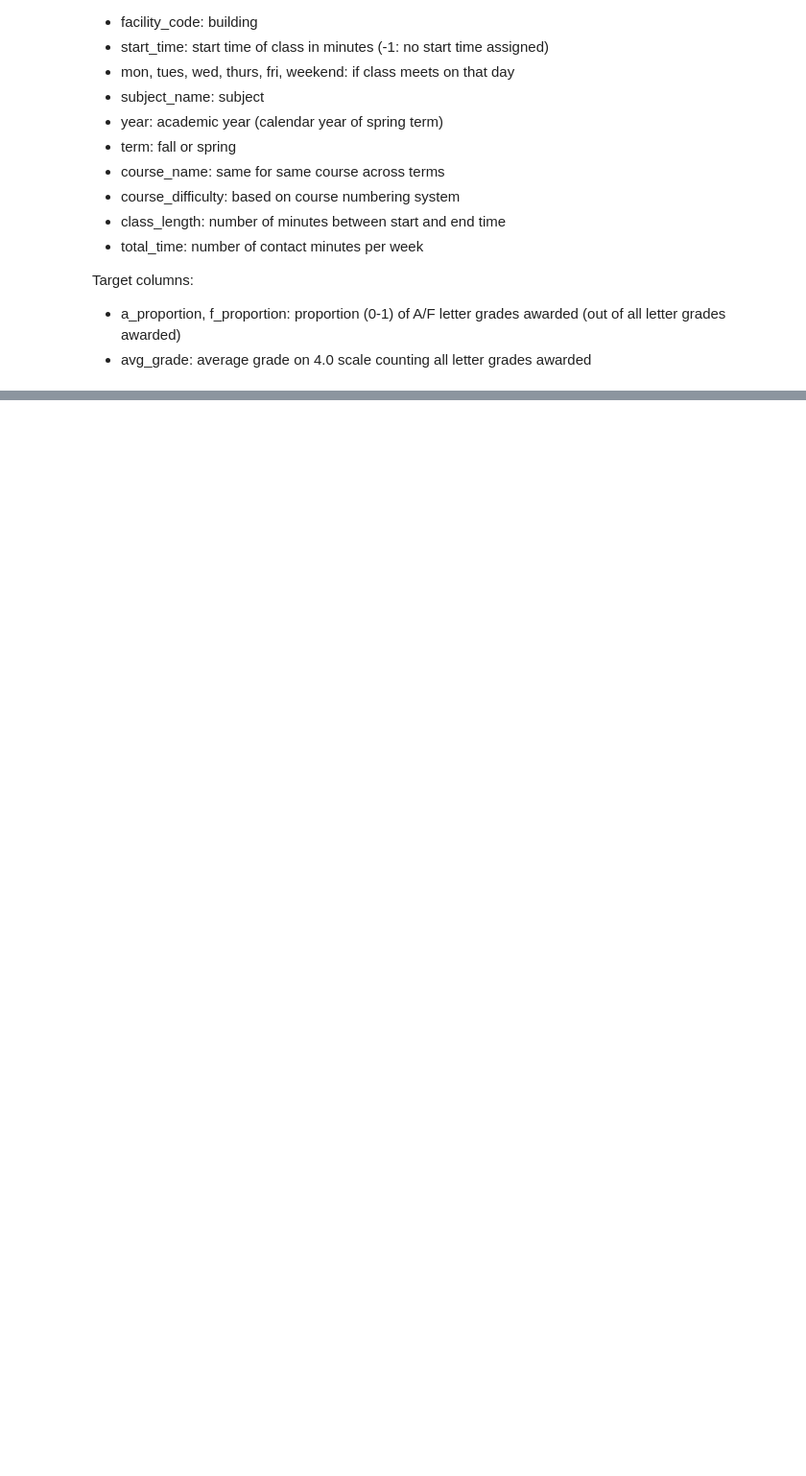
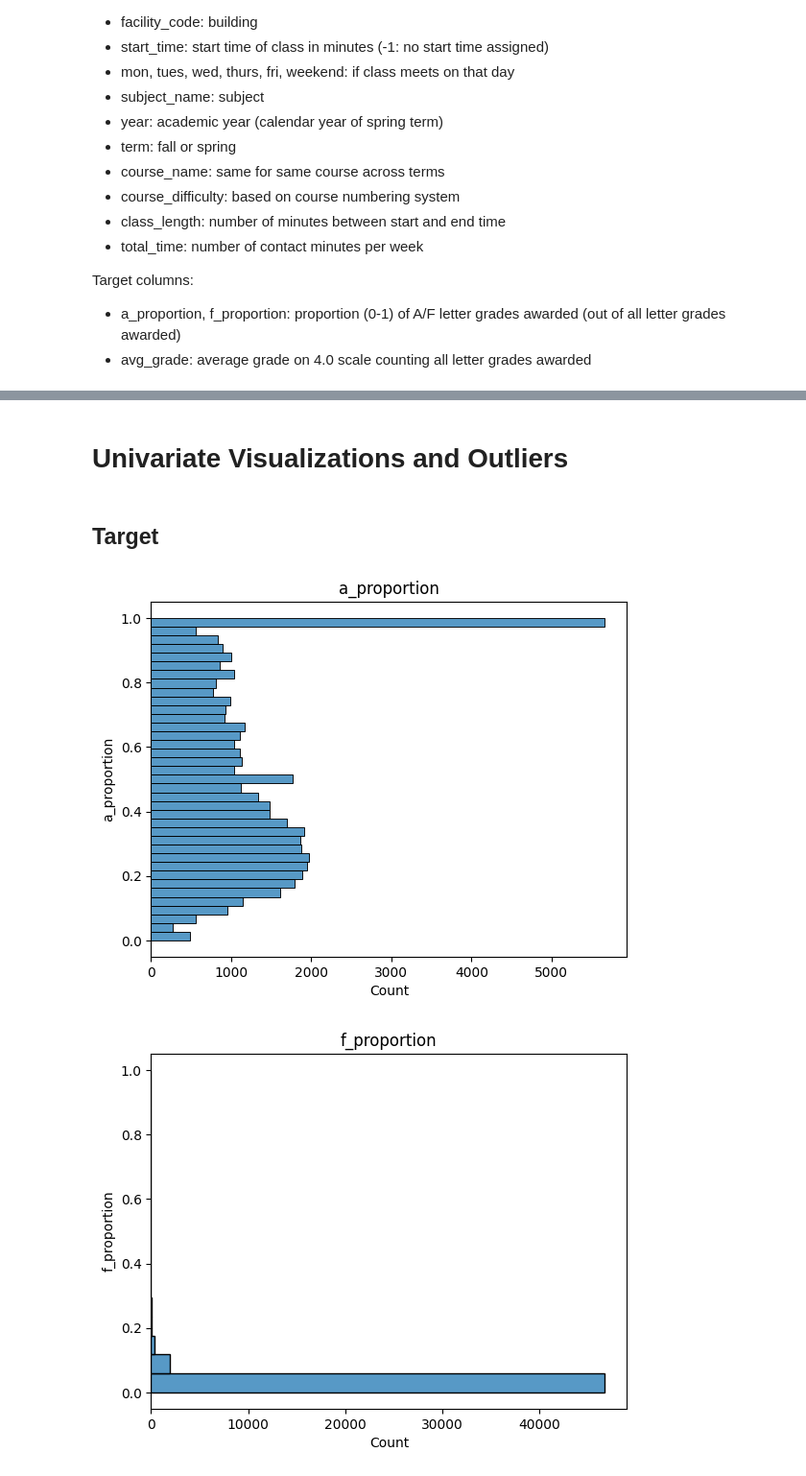
Before and after one commit to kellianneyang/predictive-academic-analytics, a Jupyter notebook: data_cleaning.ipynb, the cells around one changed output, grey strips where cells are left out. Shown: that part at 96% size. Saved outputs shown, nothing was run; the diff lists cells and outputs as text; code cells hidden in the pictures; blank space fills up the shorter version.

```diff
--- a/data_cleaning.ipynb
+++ b/data_cleaning.ipynb
@@ -542,4 +592,7 @@ df[['total_time', 'class_length']]
 64186 rows × 2 columns
+# %%
+# check
+df['total_time'] = df['total_time'].astype(int)
 # %% [markdown]
 Check value_counts for days of the week
 # %%
@@ -570,11 +627,11 @@ Combine classes that meet on weekends into one category to increase number of co
 
 for i in range(len(df)):
   if df.at[i, 'sat'] == True:
-    df.at[i, 'weekend'] = True
+    df.at[i, 'weekend'] = 'True'
   elif df.at[i, 'sun'] == True:
-    df.at[i, 'weekend'] = True
+    df.at[i, 'weekend'] = 'True'
   else:
-    df.at[i, 'weekend'] = False
+    df.at[i, 'weekend'] = 'False'
 # %%
 '''
 # how to do above without a for loop?
@@ -1046,0 +1135,3 @@ Target columns:
+# %%
+# drop
+df.drop_duplicates(inplace = True)
@@ -1046,0 +1274,4 @@ Target columns:
+# %% [markdown]
+# Univariate Visualizations and Outliers
+# %% [markdown]
+## Target
@@ -1046,0 +1280,15 @@ Target columns:
+# %%
+# three target variables
+# make histograms and boxplots
+
+targets = ['a_proportion', 'f_proportion', 'avg_grade']
+
+for col in targets:
+  col_name = col
+  plot = sns.histplot(data = df, y = col)
+  plot.set_title(col_name)
+  plt.show()
+  print('\n\n')
+# %% [output]
+[figure, added]
+[figure, added]
```
Also changed, not shown: parts of 61 cells of this notebook.
